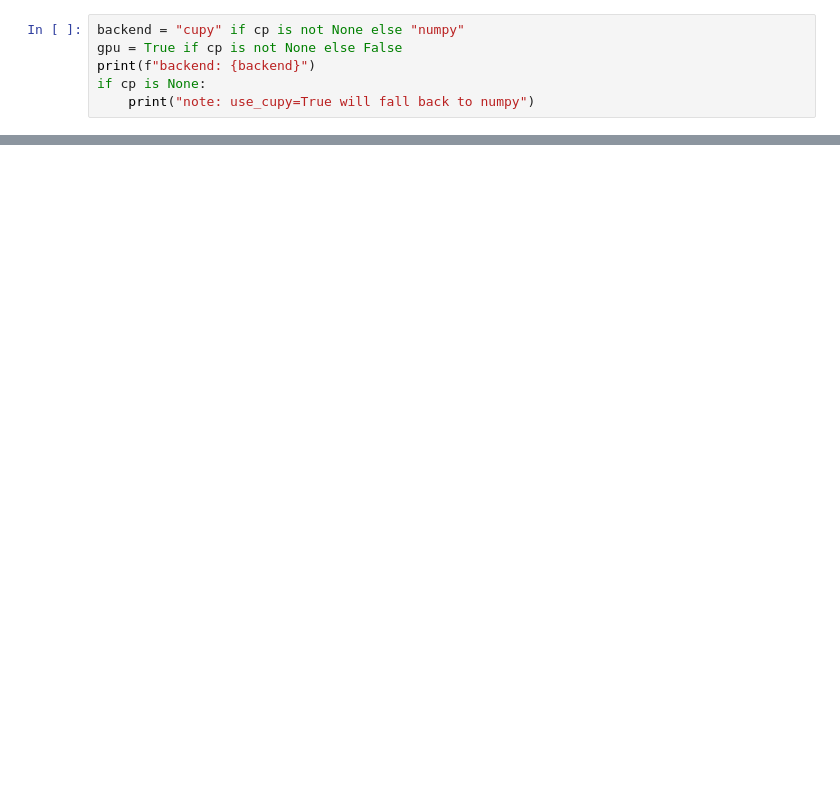
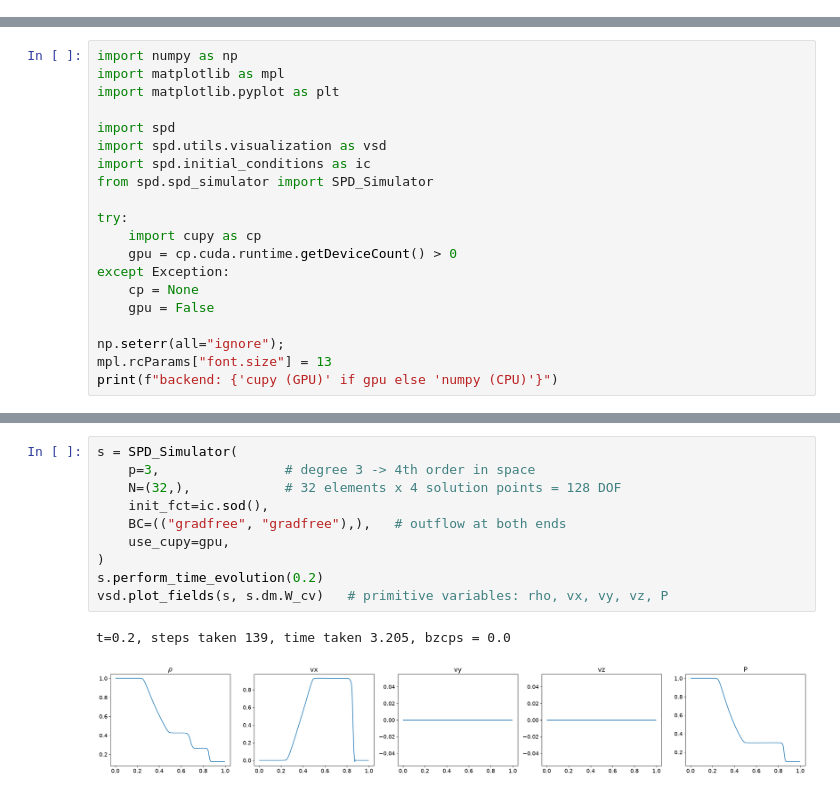
Before and after one commit to davidvelasco07/spd, a Jupyter notebook: notebooks/Introduction.ipynb, the cells around one changed output, grey strips where cells are left out. Cells and saved outputs as stored; diff of their text form; blank space fills up the shorter version.

```diff
--- a/notebooks/Introduction.ipynb
+++ b/notebooks/Introduction.ipynb
@@ -25,6 +0,0 @@ else:
-# %%
-backend = "cupy" if cp is not None else "numpy"
-gpu = True if cp is not None else False
-print(f"backend: {backend}")
-if cp is None:
-    print("note: use_cupy=True will fall back to numpy")
@@ -421,0 +28,20 @@ vsd.plot_fields(s,s.dm.W_cv)
+# %%
+import numpy as np
+import matplotlib as mpl
+import matplotlib.pyplot as plt
+
+import spd
+import spd.utils.visualization as vsd
+import spd.initial_conditions as ic
+from spd.spd_simulator import SPD_Simulator
+
+try:
+    import cupy as cp
+    gpu = cp.cuda.runtime.getDeviceCount() > 0
+except Exception:
+    cp = None
+    gpu = False
+
+np.seterr(all="ignore");
+mpl.rcParams["font.size"] = 13
+print(f"backend: {'cupy (GPU)' if gpu else 'numpy (CPU)'}")
@@ -421,0 +66,13 @@ vsd.plot_fields(s,s.dm.W_cv)
+# %%
+s = SPD_Simulator(
+    p=3,                # degree 3 -> 4th order in space
+    N=(32,),            # 32 elements x 4 solution points = 128 DOF
+    init_fct=ic.sod(),
+    BC=(("gradfree", "gradfree"),),   # outflow at both ends
+    use_cupy=gpu,
+)
+s.perform_time_evolution(0.2)
+vsd.plot_fields(s, s.dm.W_cv)   # primitive variables: rho, vx, vy, vz, P
+# %% [output]
+t=0.2, steps taken 139, time taken 3.205, bzcps = 0.0
+[figure, added]
```
Also changed, not shown: parts of 84 cells of this notebook.
